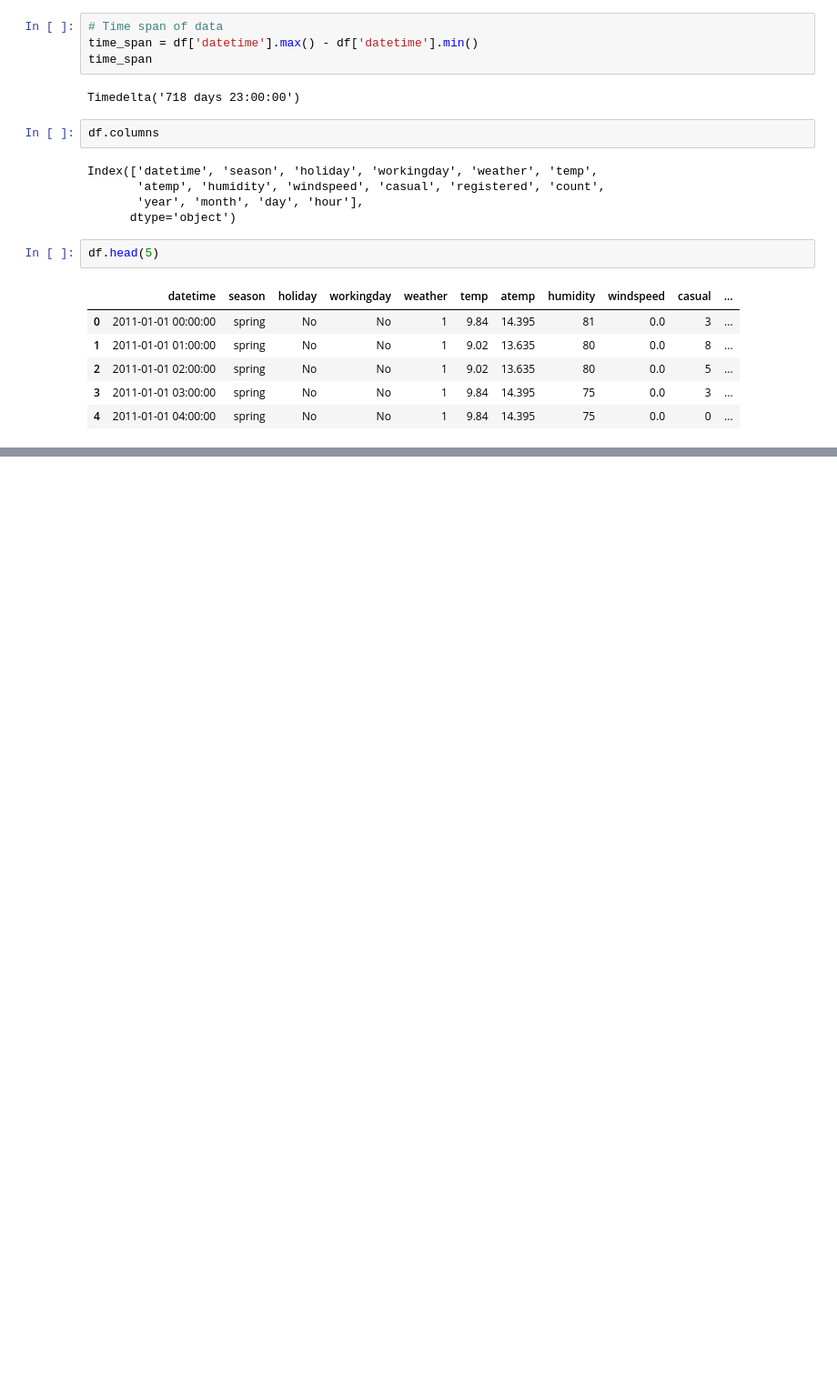
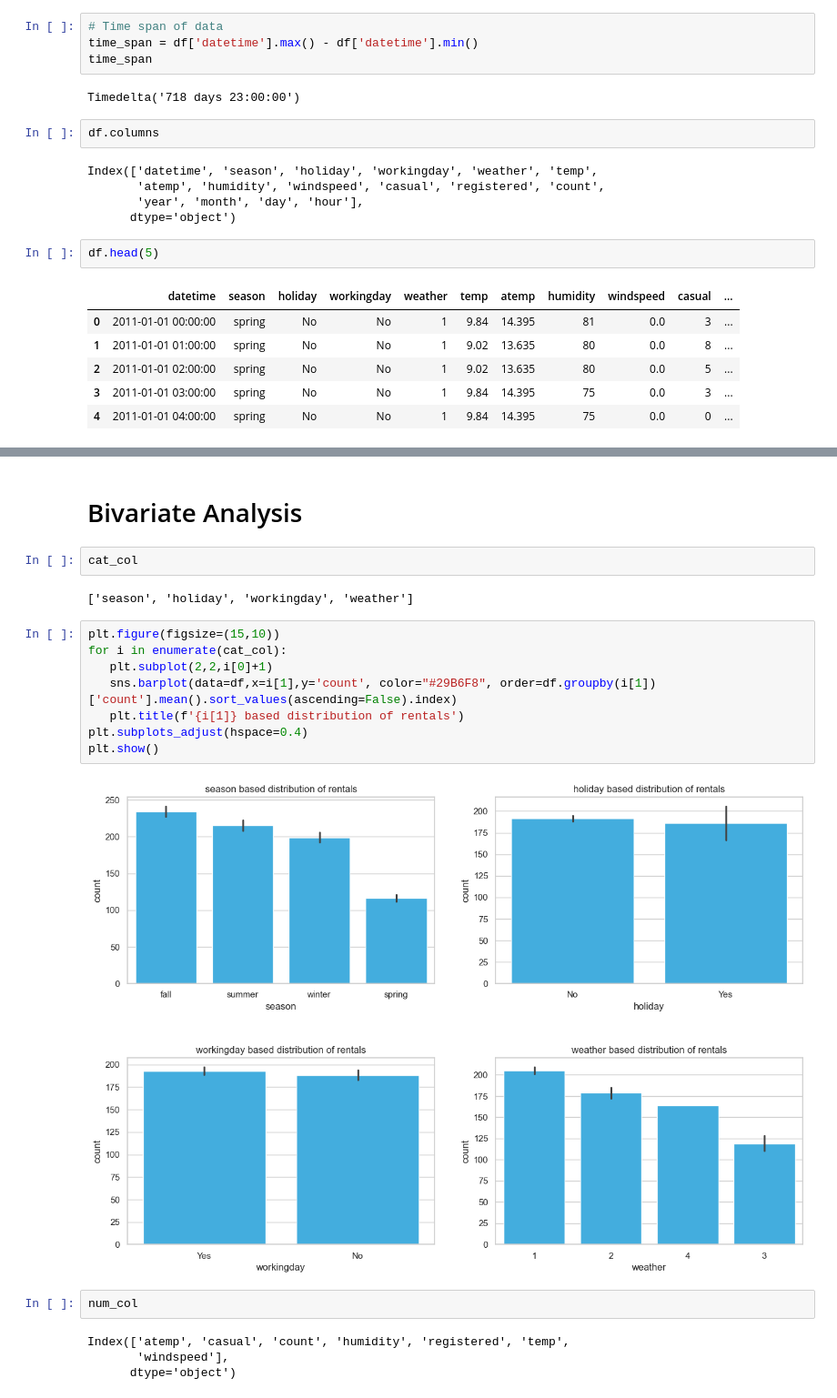
Before and after one commit to satishsharma27/Machine_learning, a Jupyter notebook: Hypothesis_test_Campaign.ipynb, the cells around one changed output, grey strips where cells are left out. Shown at 91% size. Saved outputs shown, nothing was run; the diff lists cells and outputs as text; blank space fills up the shorter version.

```diff
--- a/Hypothesis_test_Campaign.ipynb
+++ b/Hypothesis_test_Campaign.ipynb
@@ -298,0 +446,22 @@ df.head(5)
+# %% [markdown]
+# Bivariate Analysis
+# %%
+cat_col
+# %% [output]
+['season', 'holiday', 'workingday', 'weather']
+# %%
+plt.figure(figsize=(15,10))
+for i in enumerate(cat_col):
+   plt.subplot(2,2,i[0]+1)
+   sns.barplot(data=df,x=i[1],y='count', color="#29B6F8", order=df.groupby(i[1])['count'].mean().sort_values(ascending=False).index)
+   plt.title(f'{i[1]} based distribution of rentals')
+plt.subplots_adjust(hspace=0.4)
+plt.show()
+# %% [output]
+[figure, added]
+# %%
+num_col
+# %% [output]
+Index(['atemp', 'casual', 'count', 'humidity', 'registered', 'temp',
+       'windspeed'],
+      dtype='object')
```
Also changed, not shown: parts of 12 cells of this notebook.
